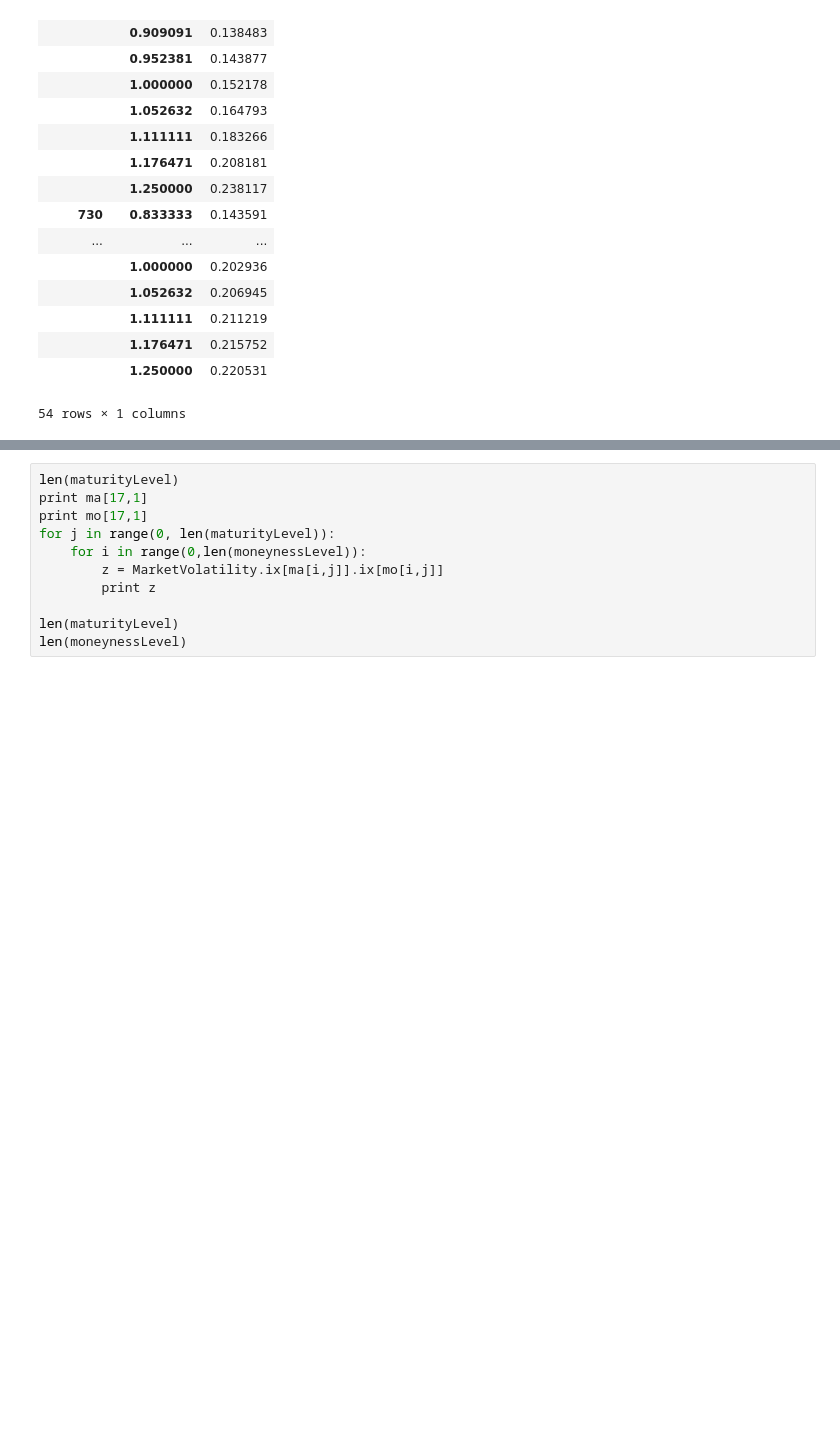
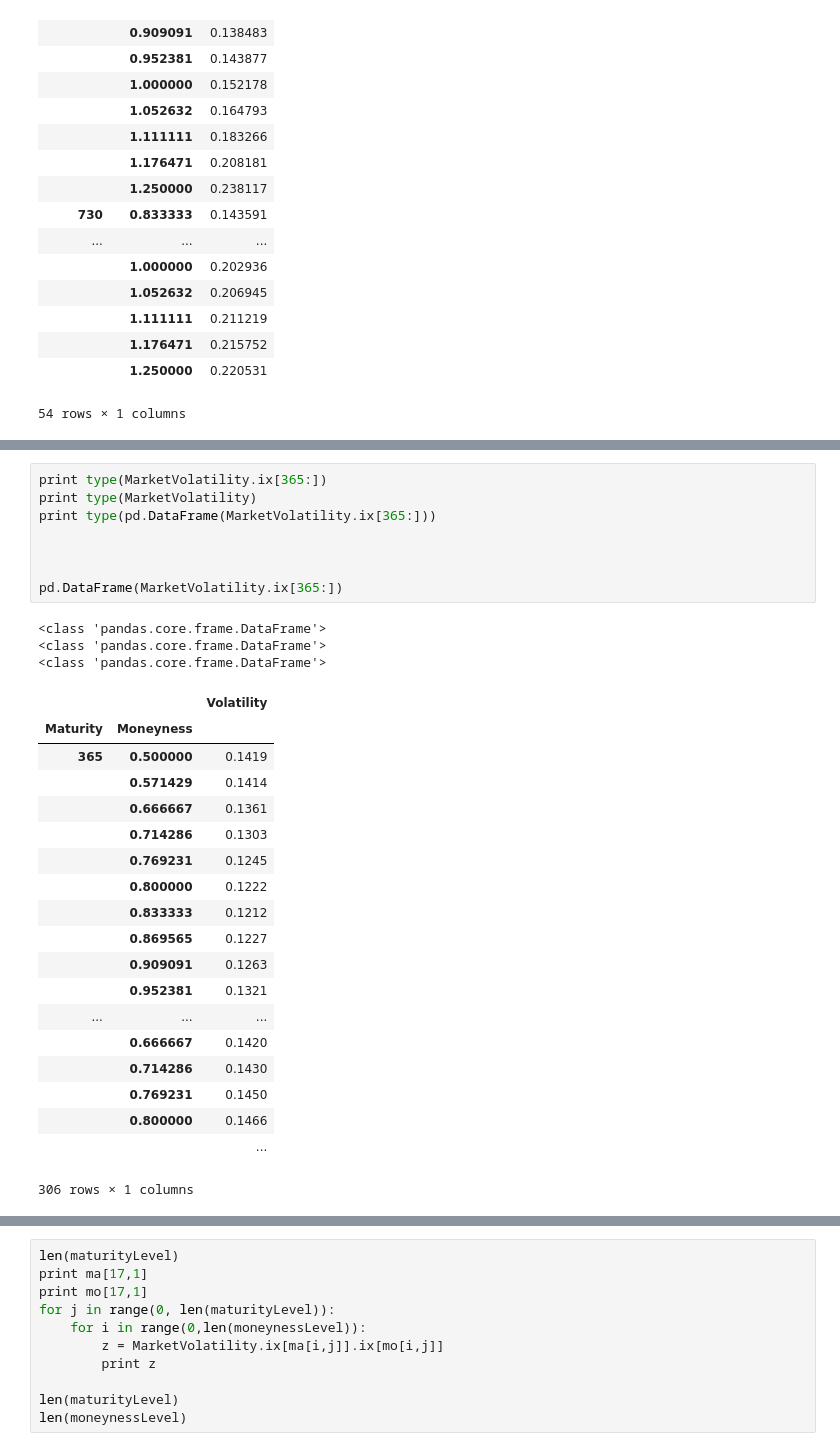
Before and after one commit to ZaighumRajput/IPython, a Jupyter notebook: Finance/comparingVolatilitySurfaces.ipynb, the cells around one changed output, grey strips where cells are left out. Drawn from its saved outputs; the diff is of its cells as text; blank space fills up the shorter version.

```diff
--- a/Finance/comparingVolatilitySurfaces.ipynb
+++ b/Finance/comparingVolatilitySurfaces.ipynb
@@ -243,0 +276,31 @@ aks.plot_wireframe(mo, ma, z)
+# %%
+print type(MarketVolatility.ix[365:])
+print type(MarketVolatility)
+print type(pd.DataFrame(MarketVolatility.ix[365:]))
+
+
+
+pd.DataFrame(MarketVolatility.ix[365:])
+# %% [output]
+<class 'pandas.core.frame.DataFrame'>
+<class 'pandas.core.frame.DataFrame'>
+<class 'pandas.core.frame.DataFrame'>
+|  |  | Volatility |
+| Maturity | Moneyness |  |
+| 365 | 0.500000 | 0.1419 |
+|  | 0.571429 | 0.1414 |
+|  | 0.666667 | 0.1361 |
+|  | 0.714286 | 0.1303 |
+|  | 0.769231 | 0.1245 |
+|  | 0.800000 | 0.1222 |
+|  | 0.833333 | 0.1212 |
+|  | 0.869565 | 0.1227 |
+|  | 0.909091 | 0.1263 |
+|  | 0.952381 | 0.1321 |
+| ... | ... | ... |
+|  | 0.666667 | 0.1420 |
+|  | 0.714286 | 0.1430 |
+|  | 0.769231 | 0.1450 |
+|  | 0.800000 | 0.1466 |
+|  |  | ... |
+306 rows × 1 columns
```
Also changed, not shown: parts of 4 cells of this notebook.
